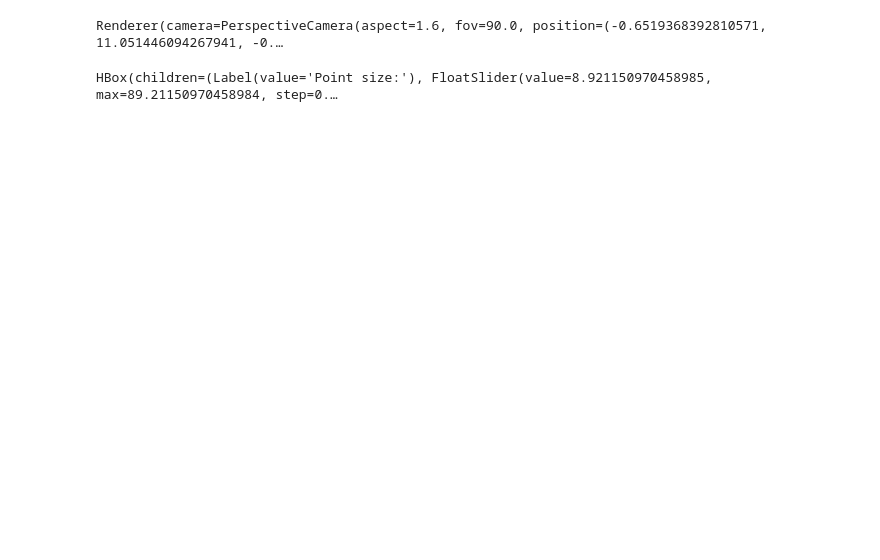
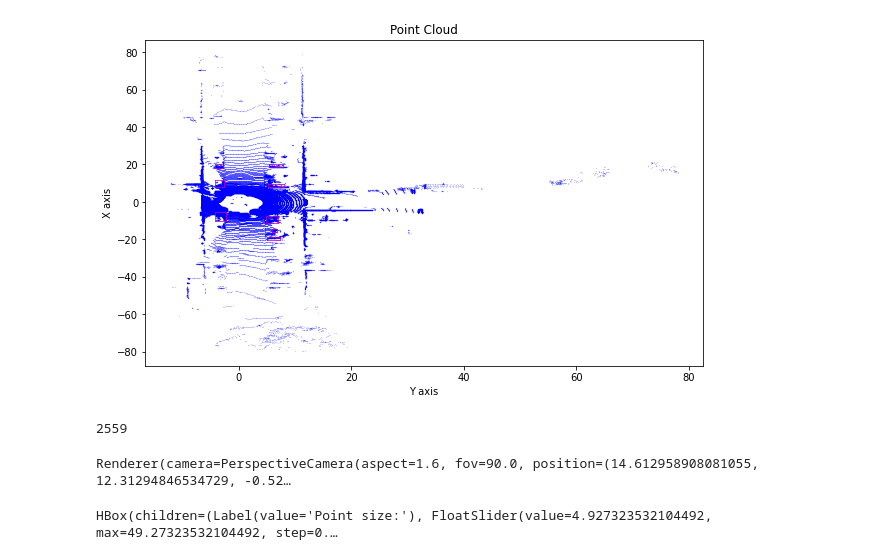
Before and after one commit to VirtualRoyalty/PointCloudSegmentation, a Jupyter notebook: obstacle-detection/examples/pcl_pipeline.ipynb, the cells around one changed output. Drawn from its saved outputs; the diff is of its cells as text; code cells hidden in the pictures; blank space fills up the shorter version.

```diff
--- a/obstacle-detection/examples/pcl_pipeline.ipynb
+++ b/obstacle-detection/examples/pcl_pipeline.ipynb
@@ -15,11 +15,13 @@ import matplotlib.pyplot as plt
 from importlib import reload
 
 from pipeline import pcl_pipeline
+# %%
+PATH_TO_DATASET = '/home/jovyan/work/dataset_sampling/rangenet_sampling/dataset/sequences/00/'
 # %%
-scan = np.fromfile('is_dataset/sequences/00/velodyne/000070.bin', dtype=np.float32)
+scan = np.fromfile(PATH_TO_DATASET + 'velodyne/000055.bin', dtype=np.float32)
 scan = scan.reshape((-1, 4))[:, :3]
 
-label = np.fromfile('is_dataset/sequences/00/labels/000070.label', dtype=np.uint32)
+label = np.fromfile(PATH_TO_DATASET + 'labels/000055.label', dtype=np.uint32)
 label = label.reshape((-1))
 
 cloud_XYZ = pcl.PointCloud()
@@ -171,10 +237,13 @@ Wall time: 2.04 s
 # %%
-%matplotlib notebook
-f = plt.figure(figsize=(15, 8))
-ax = f.add_subplot(111, projection='3d')
-# ax = f.add_subplot(111)
-pcl_processing.draw_point_cloud(pcloud_pcl, ax, 'Point Cloud', xlim3d=(-30,40))
-for box in bboxes:
-    pcl_processing.draw_box(ax, box, axes=[0, 1, 2], color='m')
-plt.show()
+from scripts import draw
+
+%matplotlib inline
+f = plt.figure(figsize=(10, 6))
+axes = [1,0]
+# ax = f.add_subplot(111, projection='3d')
+ax = f.add_subplot(111)
+draw.draw_point_cloud(scan, ax, 'Point Cloud',axes=axes,
+                      axes_str = ['X', 'Y', 'Z'], )
+for box in box_coord_list:
+     draw.draw_box(ax, box, axes=axes, color='m')
 # %% [output]
@@ -183,7 +250,13 @@ plt.show()
+[figure, added]
+# %%
+np.array(pcloud_pcl, dtype=np.float32).size
+# %% [output]
+2559
 # %%
+import pandas as pd
 scan1 = scan[:,:3]
-test_cloud = pyntcloud.PyntCloud(pcloud_pcl)
+test_cloud = pyntcloud.PyntCloud(pd.DataFrame(np.array(pcloud_pcl, dtype=np.float32), columns=['x','y','z']))
 test_cloud.plot(backend='pythreejs', use_as_color='seg_id')
 # %% [output]
-Renderer(camera=PerspectiveCamera(aspect=1.6, fov=90.0, position=(-0.6519368392810571, 11.051446094267941, -0.…
+Renderer(camera=PerspectiveCamera(aspect=1.6, fov=90.0, position=(14.612958908081055, 12.31294846534729, -0.52…
-HBox(children=(Label(value='Point size:'), FloatSlider(value=8.921150970458985, max=89.21150970458984, step=0.…
+HBox(children=(Label(value='Point size:'), FloatSlider(value=4.927323532104492, max=49.27323532104492, step=0.…
```
Also changed, not shown: parts of 9 cells of this notebook, 2 other files.
